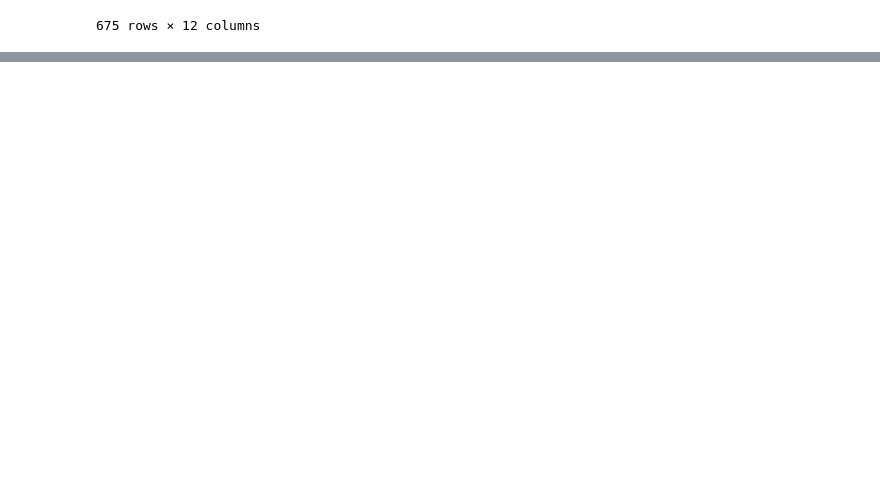
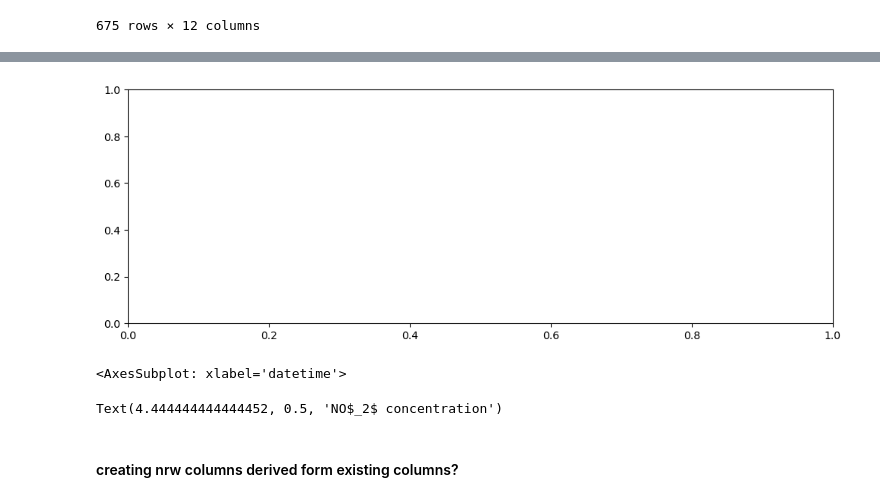
Before and after one commit to Miguel-T24/Pandas-and-Numpy-Concepts, a Jupyter notebook: Pandas/concepts/Basics.ipynb, the cells around one changed output, grey strips where cells are left out. Drawn from its saved outputs; the diff is of its cells as text; code cells hidden in the pictures; blank space fills up the shorter version.

```diff
--- a/Pandas/concepts/Basics.ipynb
+++ b/Pandas/concepts/Basics.ipynb
@@ -259,0 +407,12 @@ class_23
+# %%
+fig, axs = plt.subplots(figsize=(12,4))
+# %% [output]
+[figure, added]
+# %%
+air_quality.plot.area(ax=axs)
+# %% [output]
+<AxesSubplot: xlabel='datetime'>
+# %%
+axs.set_ylabel("NO$_2$ concentration")
+# %% [output]
+Text(4.444444444444452, 0.5, 'NO$_2$ concentration')
@@ -259,0 +421,2 @@ class_23
+# %% [markdown]
+#### creating nrw columns derived form existing columns?
```
Also changed, not shown: parts of 31 cells of this notebook, 2 other files.
